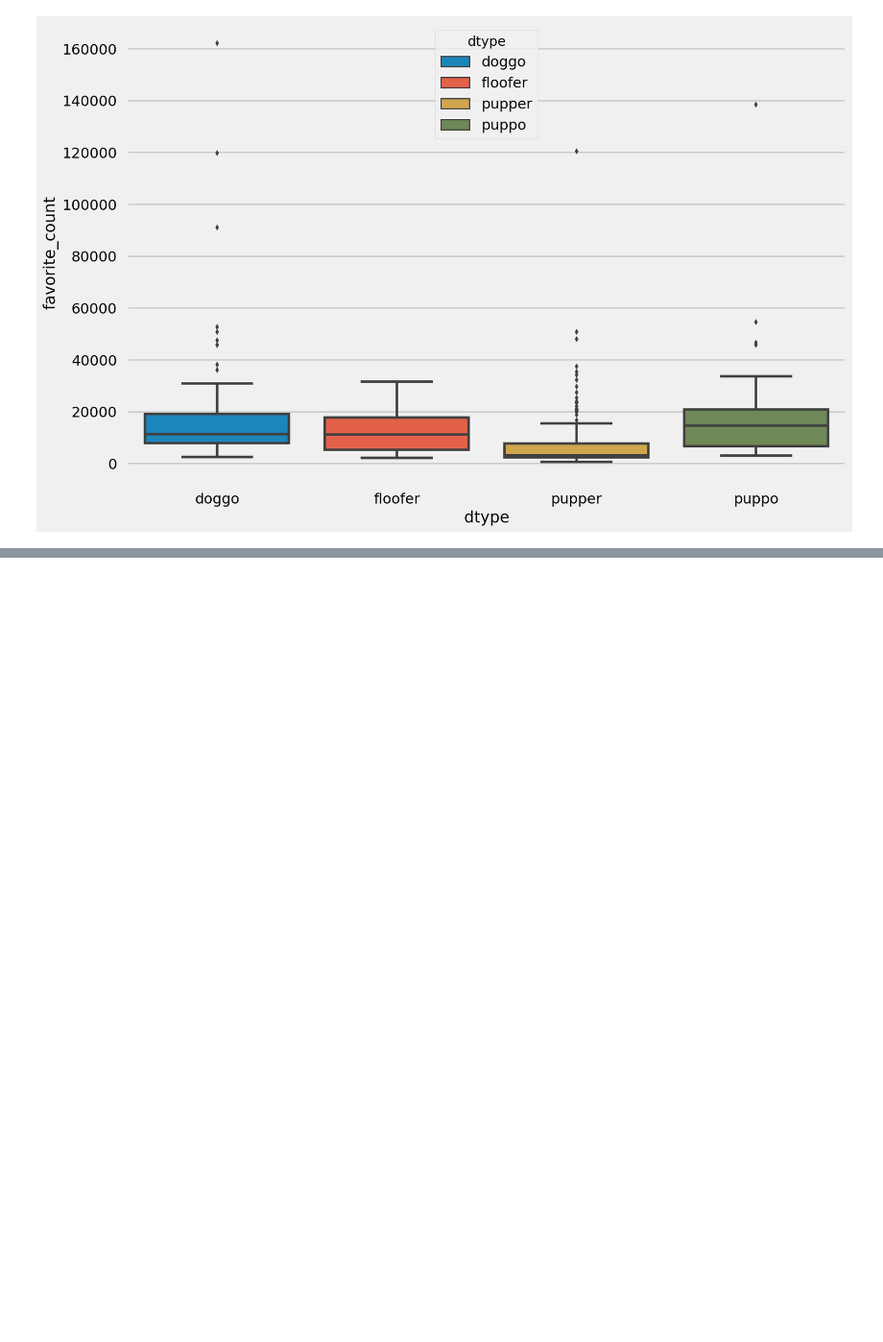
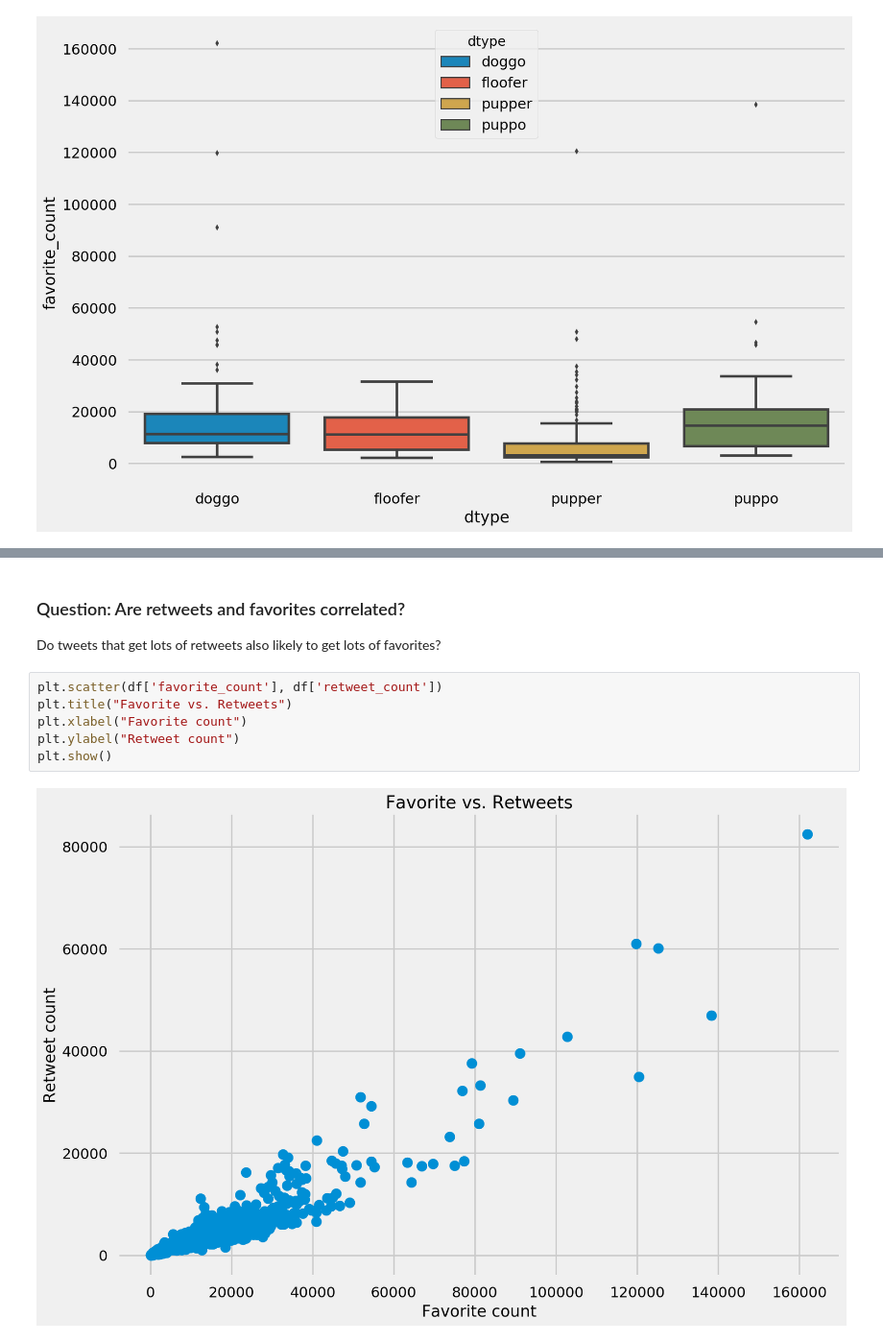
Before and after one commit to kennethn/data-analyst-nanodegree, a Jupyter notebook: 4_Wrangle_And_Analyze_Data/wrangle_act.ipynb, the cells around one changed output, grey strips where cells are left out. Shown at 96% size. Drawn from its saved outputs; the diff is of its cells as text; blank space fills up the shorter version.

```diff
--- a/4_Wrangle_And_Analyze_Data/wrangle_act.ipynb
+++ b/4_Wrangle_And_Analyze_Data/wrangle_act.ipynb
@@ -570,3 +656,15 @@ OLS Regression Results
 | Kurtosis: | 26.937 | Cond. No. | 5.16 |
 Warnings:
 [1] Standard Errors assume that the covariance matrix of the errors is correctly specified.
+# %% [markdown]
+### Question: Are retweets and favorites correlated?
+
+Do tweets that get lots of retweets also likely to get lots of favorites?
+# %%
+plt.scatter(df['favorite_count'], df['retweet_count'])
+plt.title("Favorite vs. Retweets")
+plt.xlabel("Favorite count")
+plt.ylabel("Retweet count")
+plt.show()
+# %% [output]
+[figure, added]
```
Also changed, not shown: parts of 27 cells of this notebook, 1 other file.
